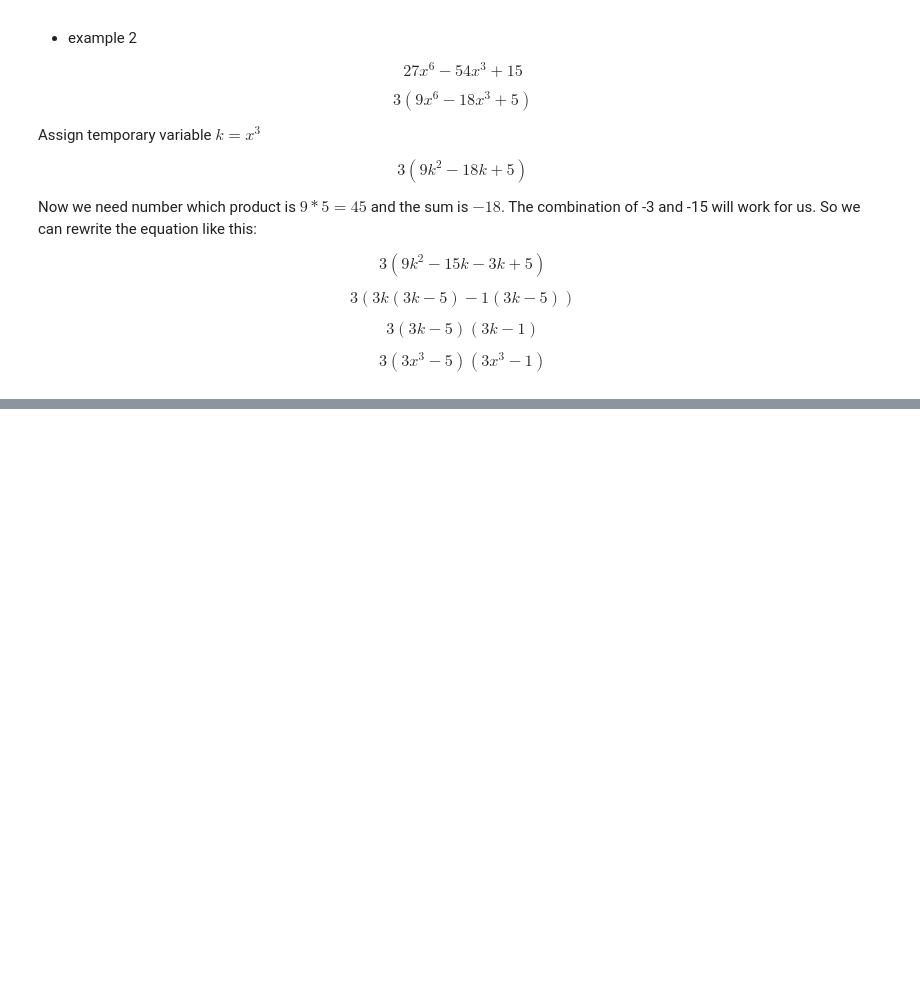
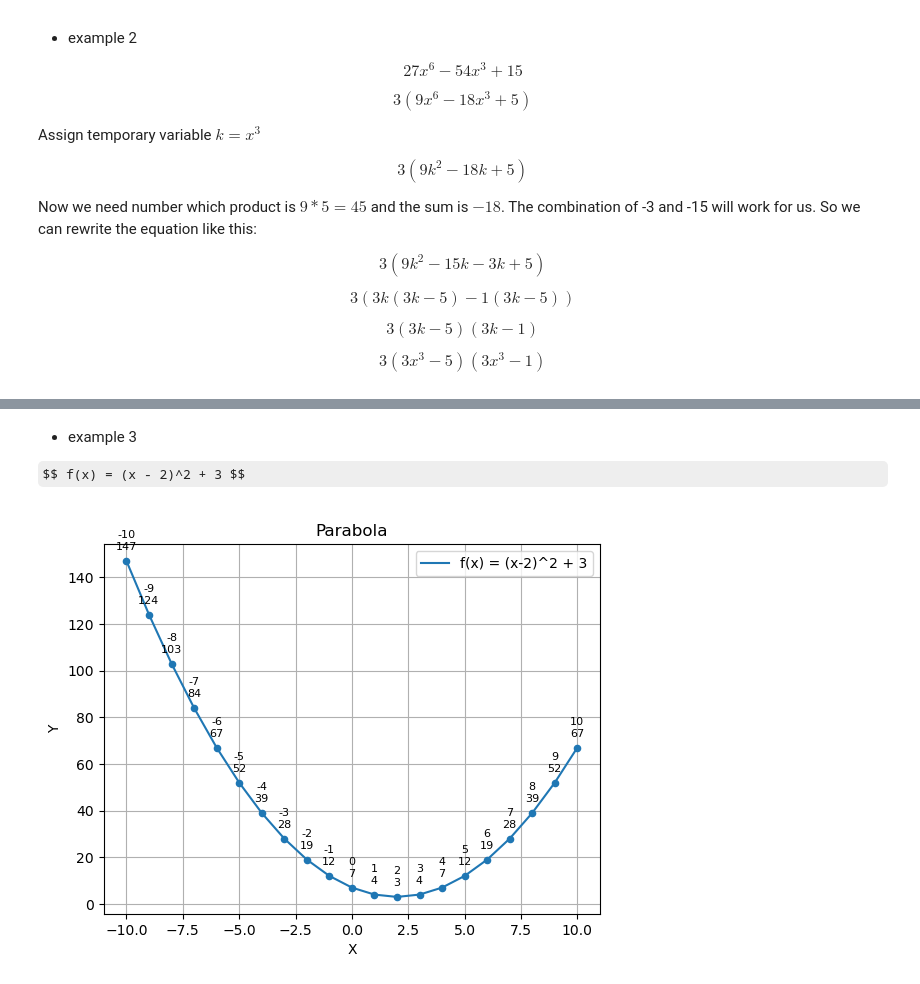
Before and after one commit to BZIvanov/Learning-Algebra, a Jupyter notebook: Algebra2/Algebra2.ipynb, the cells around one changed output, grey strips where cells are left out. Saved outputs shown, nothing was run; the diff lists cells and outputs as text; code cells hidden in the pictures; some formulas as TeX source; blank space fills up the shorter version.

```diff
--- a/Algebra2/Algebra2.ipynb
+++ b/Algebra2/Algebra2.ipynb
@@ -1425,0 +1593,11 @@ $$ \left\{ \pm \frac{\sqrt{5}}{2}, \pm \frac{i\sqrt{10}}{2} \right\} $$
+# %% [markdown]
+- example 3
+
+$$ f(x) = (x - 2)^2 + 3 $$
+# %%
+def f(x):
+    return (x - 2)**2 + 3
+
+draw_line([{ 'draw_fn': f, 'label': 'f(x) = (x-2)^2 + 3' }])
+# %% [output]
+[figure, added]
```
Also changed, not shown: parts of 11 cells of this notebook.
